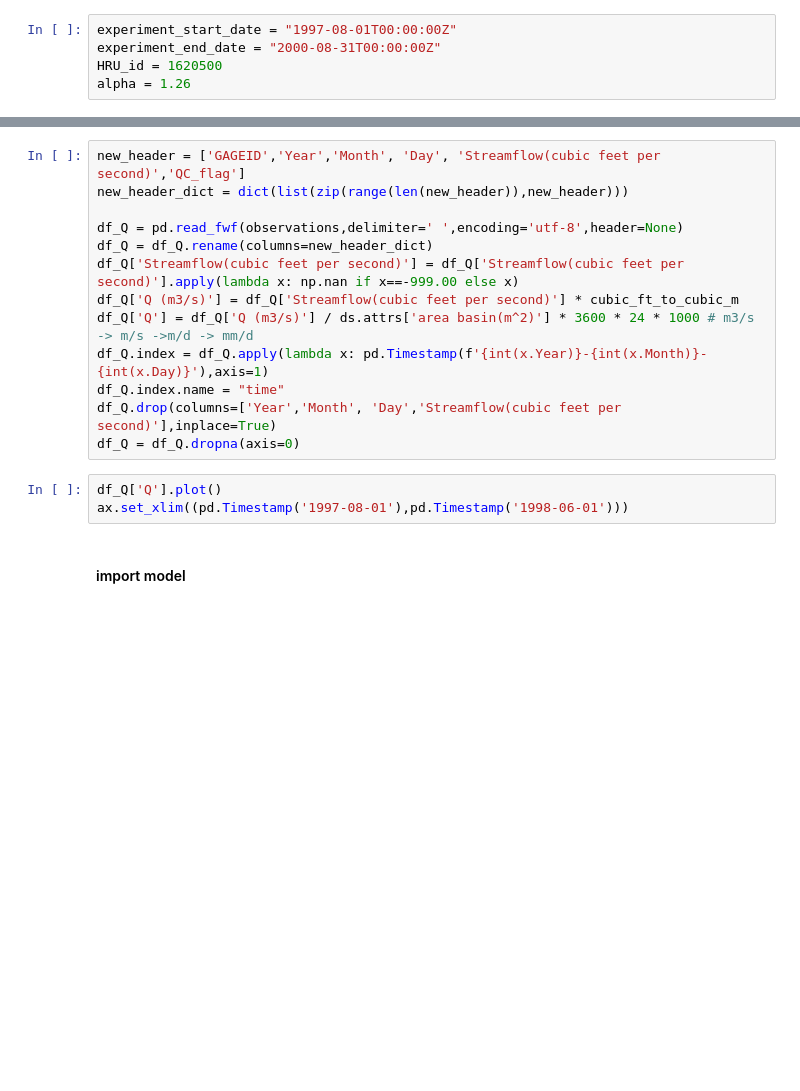
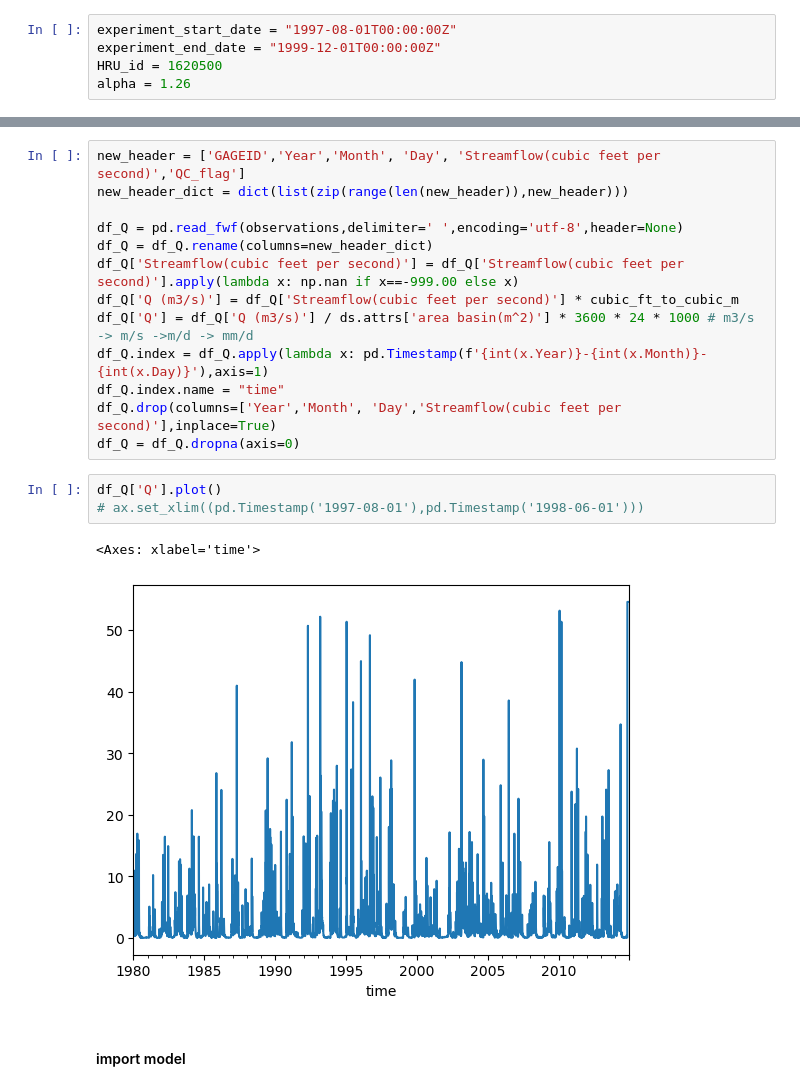
Before and after one commit to Daafip/Msc-Thesis-Notebooks, a Jupyter notebook: 2. Run DA - Camels HBV.ipynb, the cells around one changed output, grey strips where cells are left out. Cells and saved outputs as stored; diff of their text form; blank space fills up the shorter version.

```diff
--- a/2. Run DA - Camels HBV.ipynb
+++ b/2. Run DA - Camels HBV.ipynb
@@ -48,7 +50,7 @@ stor_names = ["Si", "Su", "Sf", "Ss"]
 par_0 = (p_min_initial + p_max_initial)/2
 # %%
 experiment_start_date = "1997-08-01T00:00:00Z"
-experiment_end_date = "2000-08-31T00:00:00Z"
+experiment_end_date = "1999-12-01T00:00:00Z"
 HRU_id = 1620500
 alpha = 1.26
 # %%
@@ -87,7 +110,10 @@ df_Q.drop(columns=['Year','Month', 'Day','Streamflow(cubic feet per second)'],in
 df_Q = df_Q.dropna(axis=0)
 # %%
 df_Q['Q'].plot()
-ax.set_xlim((pd.Timestamp('1997-08-01'),pd.Timestamp('1998-06-01')))
+# ax.set_xlim((pd.Timestamp('1997-08-01'),pd.Timestamp('1998-06-01')))
+# %% [output]
+<Axes: xlabel='time'>
+[figure, added]
 # %% [markdown]
 #### import model
 # %%
```
Also changed, not shown: parts of 18 cells of this notebook, 21 other files.
